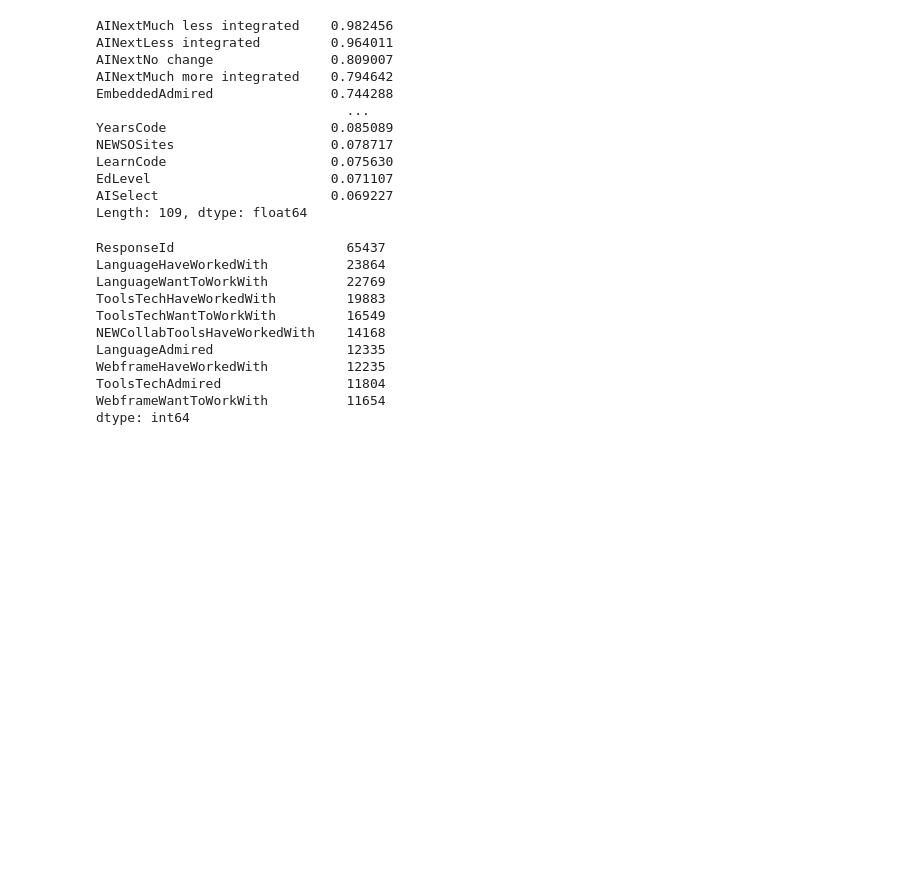
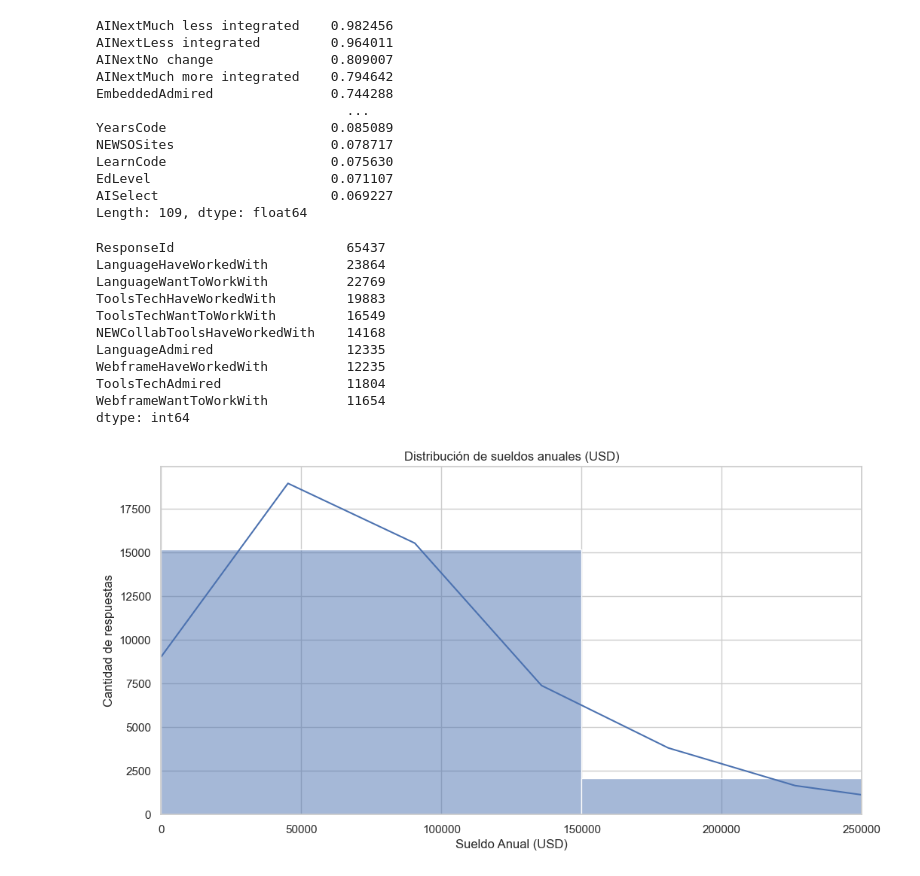
Before and after one commit to Emilianoc28/Empleos-Tech-Stackoverflow, a Jupyter notebook: notebooks/01_EDA.ipynb, the cells around one changed output. Saved outputs shown, nothing was run; the diff lists cells and outputs as text; code cells hidden in the pictures; blank space fills up the shorter version.

```diff
--- a/notebooks/01_EDA.ipynb
+++ b/notebooks/01_EDA.ipynb
@@ -66,3 +66,16 @@ WebframeHaveWorkedWith          12235
 ToolsTechAdmired                11804
 WebframeWantToWorkWith          11654
 dtype: int64
+# %%
+# Filtrar respuestas válidas
+df_valid = df[df['ConvertedCompYearly'].notnull() & (df['Employment'] == 'Employed, full-time')]
+# %%
+# Distribución salarial con recorte de outliers
+sns.histplot(df_valid['ConvertedCompYearly'], bins=60, kde=True)
+plt.xlim(0, 250000)
+plt.title("Distribución de sueldos anuales (USD)")
+plt.xlabel("Sueldo Anual (USD)")
+plt.ylabel("Cantidad de respuestas")
+plt.show()
+# %% [output]
+[figure, added]
```
Also changed, not shown: parts of 6 cells of this notebook, 1 other file.
